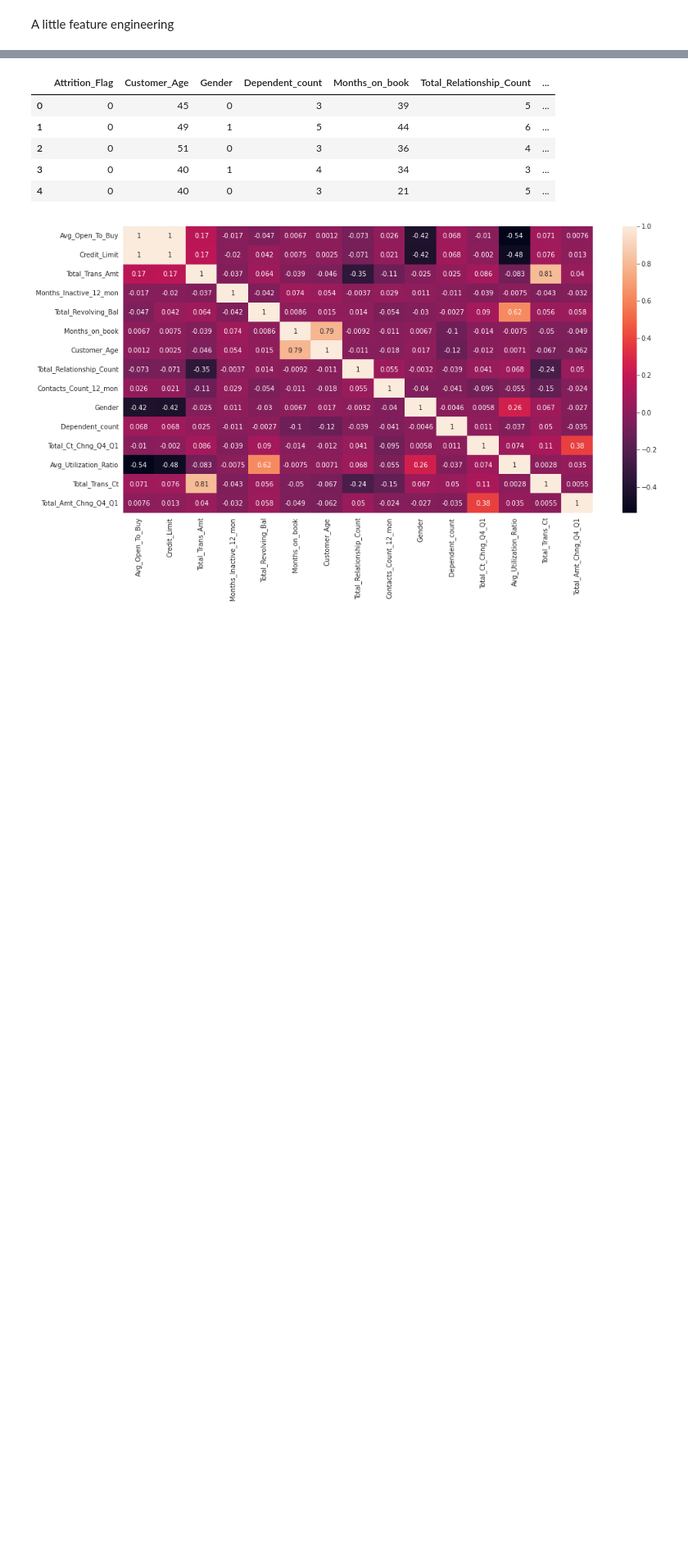
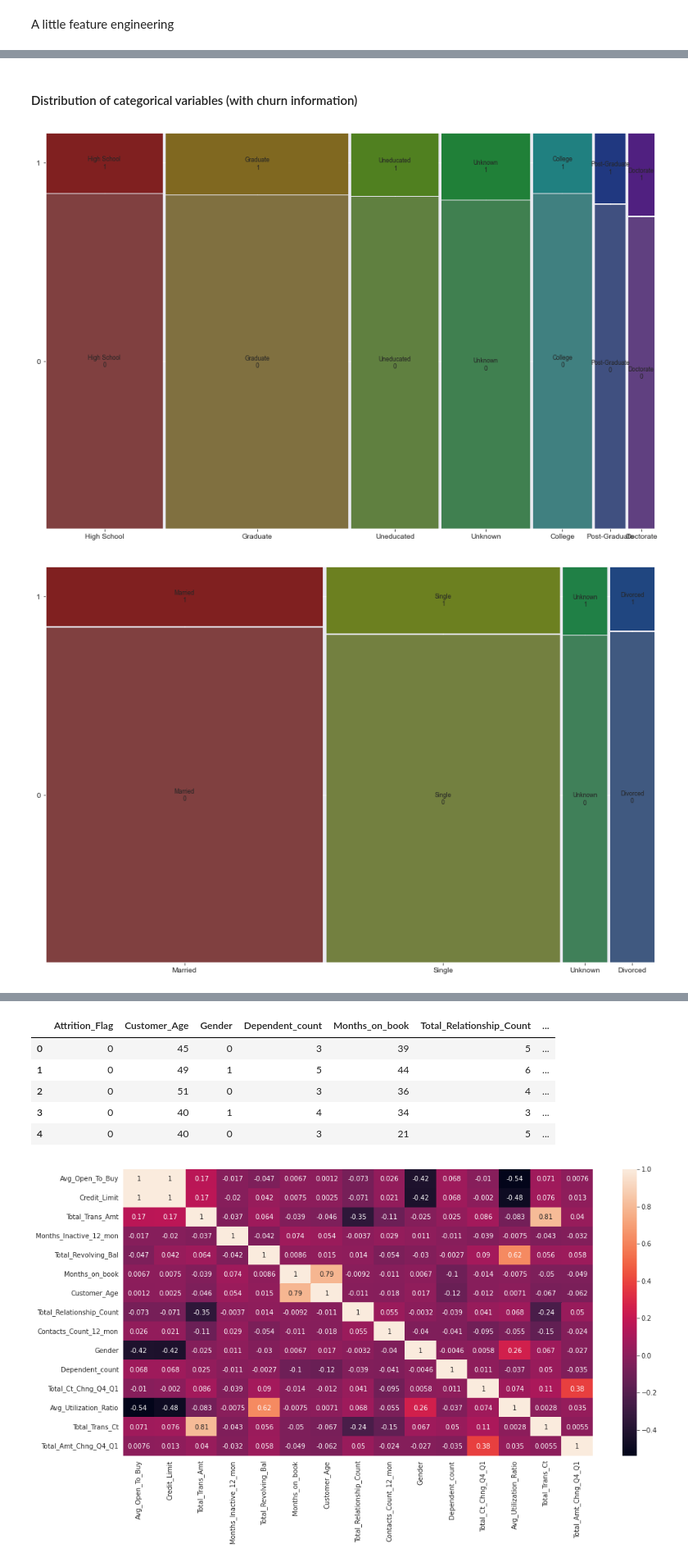
Before and after one commit to wdavys/DS-projects, a Jupyter notebook: BankChurn/client_churn.ipynb, the cells around one changed output, grey strips where cells are left out. Shown: that part at 82% size. Drawn from its saved outputs; the diff is of its cells as text; code cells hidden in the pictures; blank space fills up the shorter version.

```diff
--- a/BankChurn/client_churn.ipynb
+++ b/BankChurn/client_churn.ipynb
@@ -156,0 +186,12 @@ for i, el in enumerate(num_cols[:4]):
+# %% [markdown]
+#### Distribution of categorical variables (with churn information)
+# %%
+ctg_cols = df.select_dtypes(include='object').columns.tolist()
+prods = product(ctg_cols, ['Attrition_Flag'])
+
+for el in prods:
+    _, ax = plt.subplots(figsize=(15,10))
+    mosaic(df, list(el), ax=ax)
+# %% [output]
+[figure, added]
+[figure, added]
```
Also changed, not shown: parts of 22 cells of this notebook.
